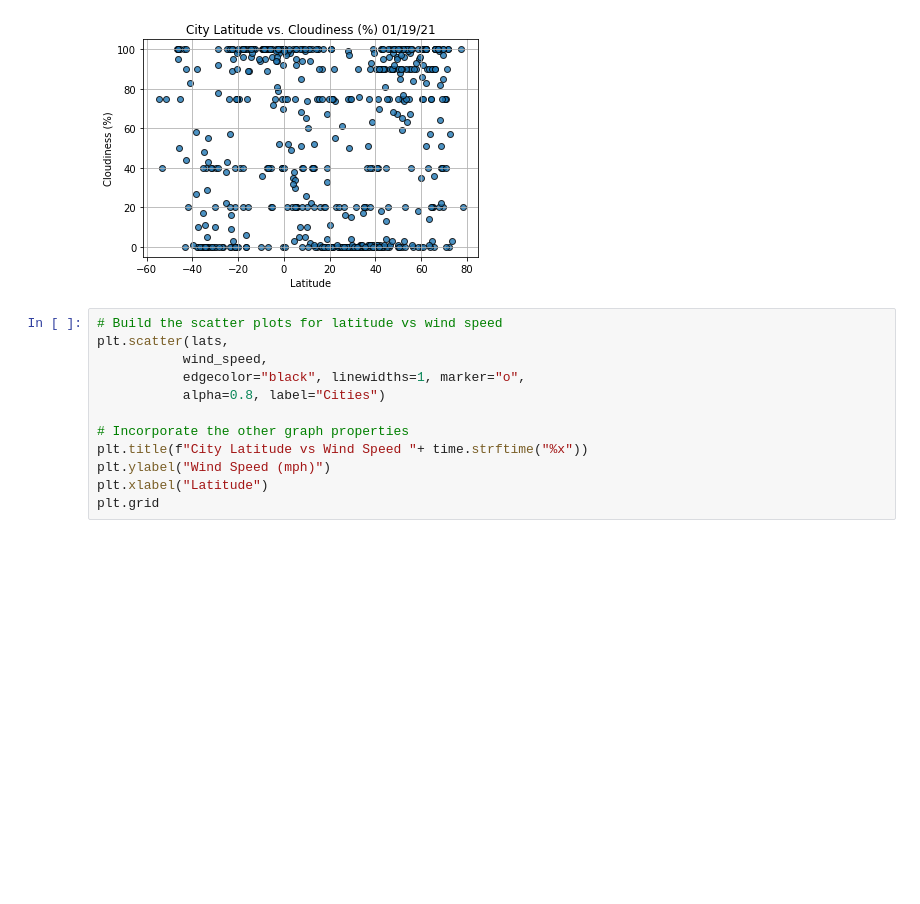
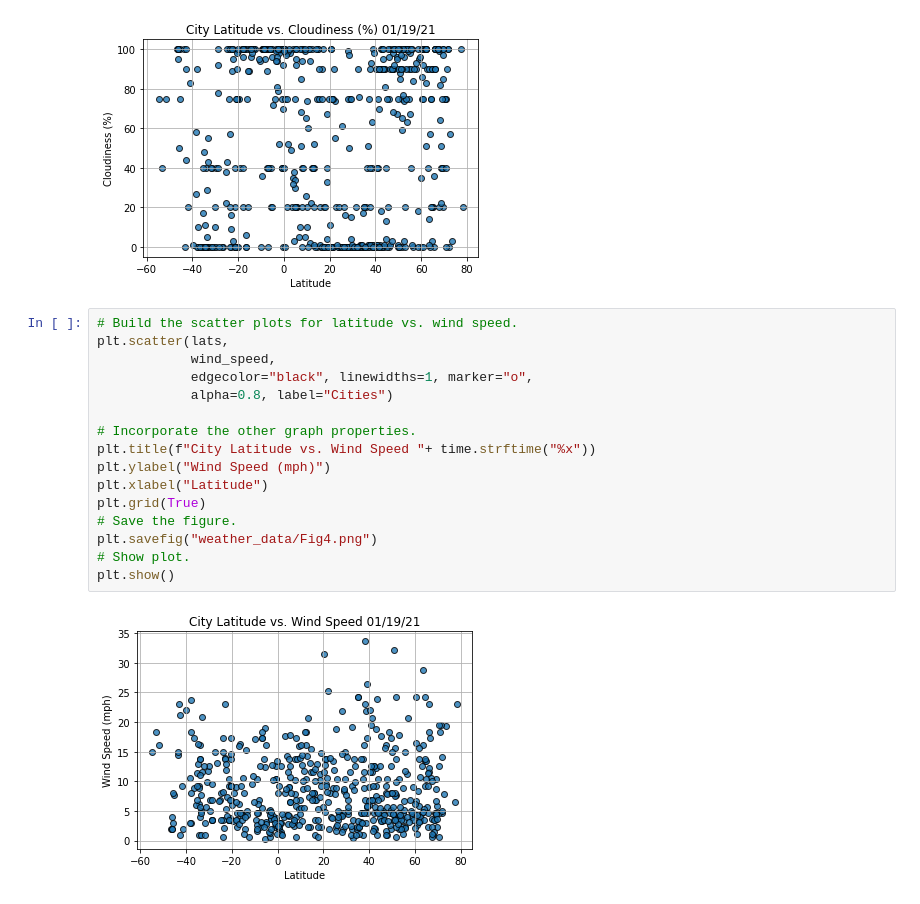
Before and after one commit to benclark62/World_Weather_Analysis, a Jupyter notebook: WeatherPy.ipynb, the cells around one changed output. Drawn from its saved outputs; the diff is of its cells as text; blank space fills up the shorter version.

```diff
--- a/WeatherPy.ipynb
+++ b/WeatherPy.ipynb
@@ -231,14 +231,20 @@ plt.show()
 # %% [output]
 [figure]
 # %%
-# Build the scatter plots for latitude vs wind speed
+# Build the scatter plots for latitude vs. wind speed.
 plt.scatter(lats,
-           wind_speed,
-           edgecolor="black", linewidths=1, marker="o",
-           alpha=0.8, label="Cities")
+            wind_speed,
+            edgecolor="black", linewidths=1, marker="o",
+            alpha=0.8, label="Cities")
 
-# Incorporate the other graph properties
-plt.title(f"City Latitude vs Wind Speed "+ time.strftime("%x"))
+# Incorporate the other graph properties.
+plt.title(f"City Latitude vs. Wind Speed "+ time.strftime("%x"))
 plt.ylabel("Wind Speed (mph)")
 plt.xlabel("Latitude")
-plt.grid
+plt.grid(True)
+# Save the figure.
+plt.savefig("weather_data/Fig4.png")
+# Show plot.
+plt.show()
+# %% [output]
+[figure, added]
```
Also changed, not shown: parts of 11 cells of this notebook, 1 other file.
